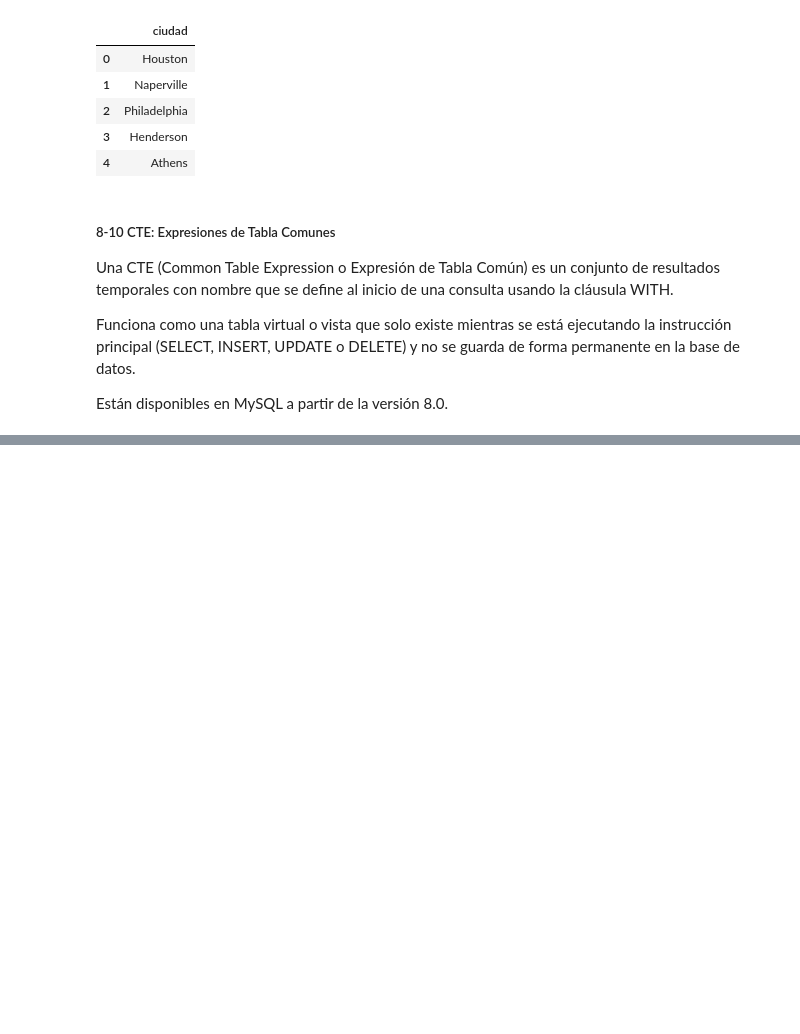
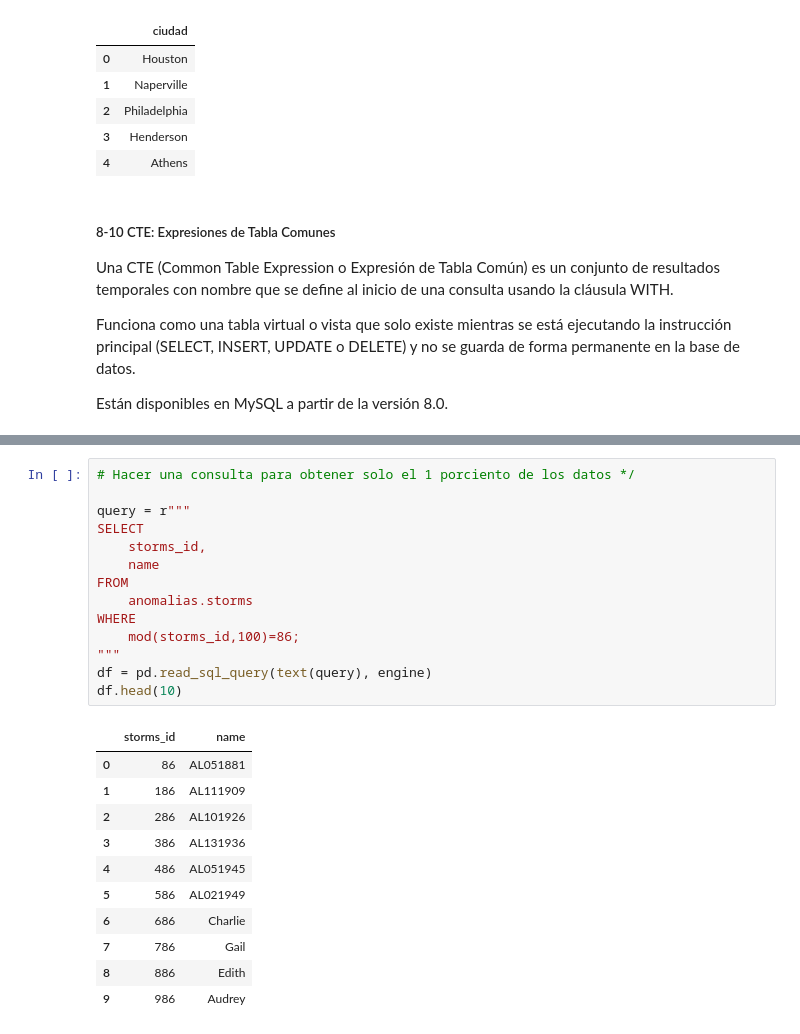
Before and after one commit to user14721068/SQL, a Jupyter notebook: 8.-Temas Extra.ipynb, the cells around one changed output, grey strips where cells are left out. Cells and saved outputs as stored; diff of their text form; blank space fills up the shorter version.

```diff
--- a/8.-Temas Extra.ipynb
+++ b/8.-Temas Extra.ipynb
@@ -241,0 +346,26 @@ df.head(10)
+# %%
+# Hacer una consulta para obtener solo el 1 porciento de los datos */
+
+query = r"""
+SELECT
+    storms_id,
+    name
+FROM
+    anomalias.storms
+WHERE
+    mod(storms_id,100)=86;
+"""
+df = pd.read_sql_query(text(query), engine)
+df.head(10)
+# %% [output]
+|  | storms_id | name |
+| 0 | 86 | AL051881 |
+| 1 | 186 | AL111909 |
+| 2 | 286 | AL101926 |
+| 3 | 386 | AL131936 |
+| 4 | 486 | AL051945 |
+| 5 | 586 | AL021949 |
+| 6 | 686 | Charlie |
+| 7 | 786 | Gail |
+| 8 | 886 | Edith |
+| 9 | 986 | Audrey |
```
Also changed, not shown: parts of 17 cells of this notebook, 1 other file.
